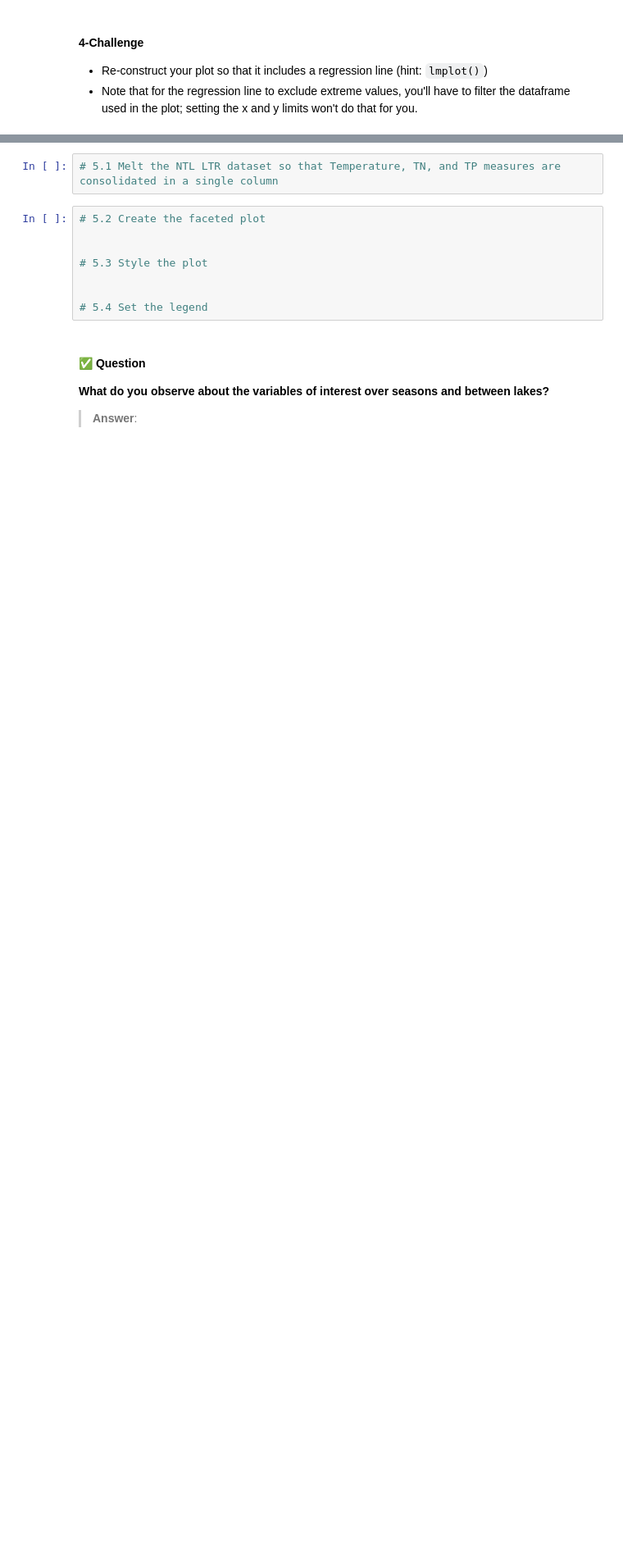
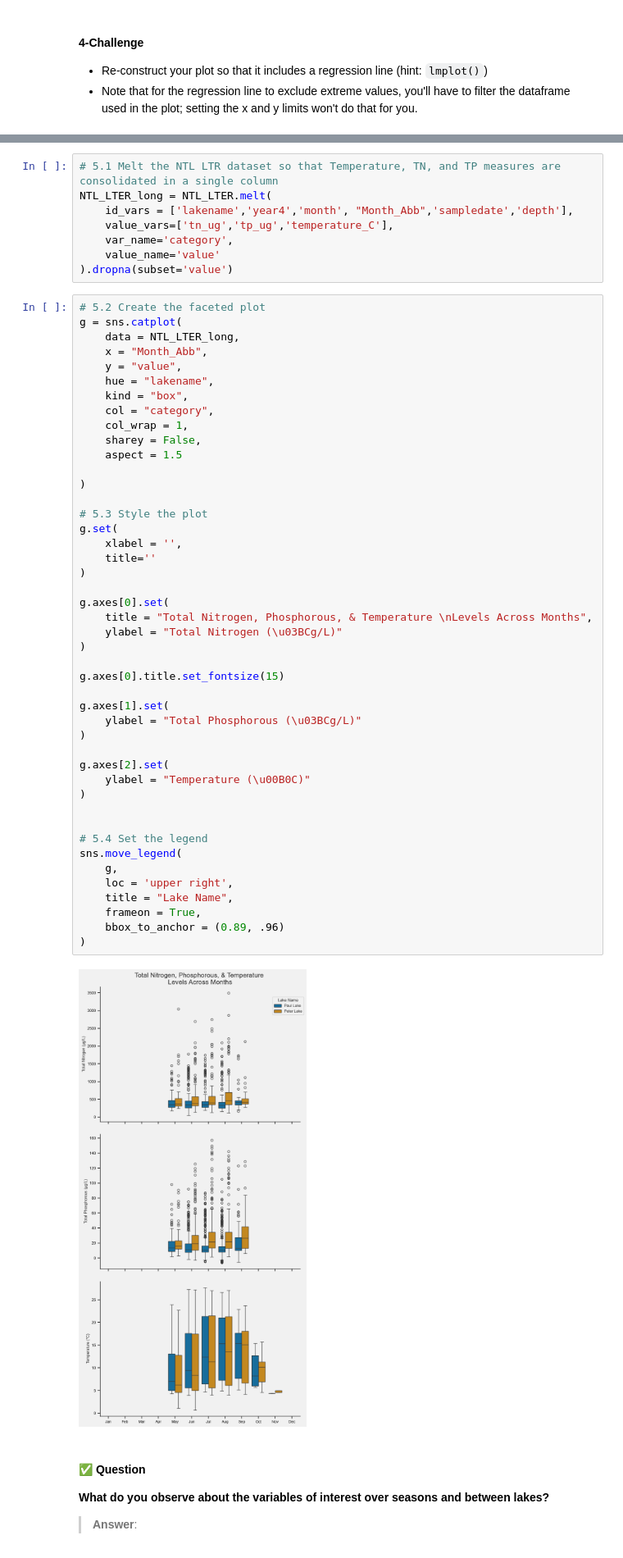
Before and after one commit to sarahj-hall/ENV700, a Jupyter notebook: Assignments/A5-DataVisualization.ipynb, the cells around one changed output, grey strips where cells are left out. Shown at 82% size. Saved outputs shown, nothing was run; the diff lists cells and outputs as text; blank space fills up the shorter version.

```diff
--- a/Assignments/A5-DataVisualization.ipynb
+++ b/Assignments/A5-DataVisualization.ipynb
@@ -77,14 +171,59 @@ We are interested in comparing monthly trends in three lake variables: Total Nit
     - Set the y-axis labels to indicate the plots of Temperature, Total Nitrogen, and Total Phosphorus.
 # %%
 # 5.1 Melt the NTL LTR dataset so that Temperature, TN, and TP measures are consolidated in a single column
+NTL_LTER_long = NTL_LTER.melt(
+    id_vars = ['lakename','year4','month', "Month_Abb",'sampledate','depth'],
+    value_vars=['tn_ug','tp_ug','temperature_C'],
+    var_name='category',
+    value_name='value'
+).dropna(subset='value')
 # %%
 # 5.2 Create the faceted plot
+g = sns.catplot(
+    data = NTL_LTER_long,
+    x = "Month_Abb",
+    y = "value",
+    hue = "lakename",
+    kind = "box",
+    col = "category",
+    col_wrap = 1,
+    sharey = False,
+    aspect = 1.5
 
+)
 
 # 5.3 Style the plot
+g.set(
+    xlabel = '',
+    title=''
+)
+
+g.axes[0].set(
+    title = "Total Nitrogen, Phosphorous, & Temperature \nLevels Across Months",
+    ylabel = "Total Nitrogen (\u03BCg/L)"
+)
+
+g.axes[0].title.set_fontsize(15)
+
+g.axes[1].set(
+    ylabel = "Total Phosphorous (\u03BCg/L)"
+)
+
+g.axes[2].set(
+    ylabel = "Temperature (\u00B0C)"
+)
 
 
 # 5.4 Set the legend
+sns.move_legend(
+    g,
+    loc = 'upper right',
+    title = "Lake Name",
+    frameon = True,
+    bbox_to_anchor = (0.89, .96)
+)
+# %% [output]
+[figure, added]
 # %% [markdown]
 #### ✅ Question
 **What do you observe about the variables of interest over seasons and between lakes?**
```
Also changed, not shown: parts of 14 cells of this notebook, 3 other files.
